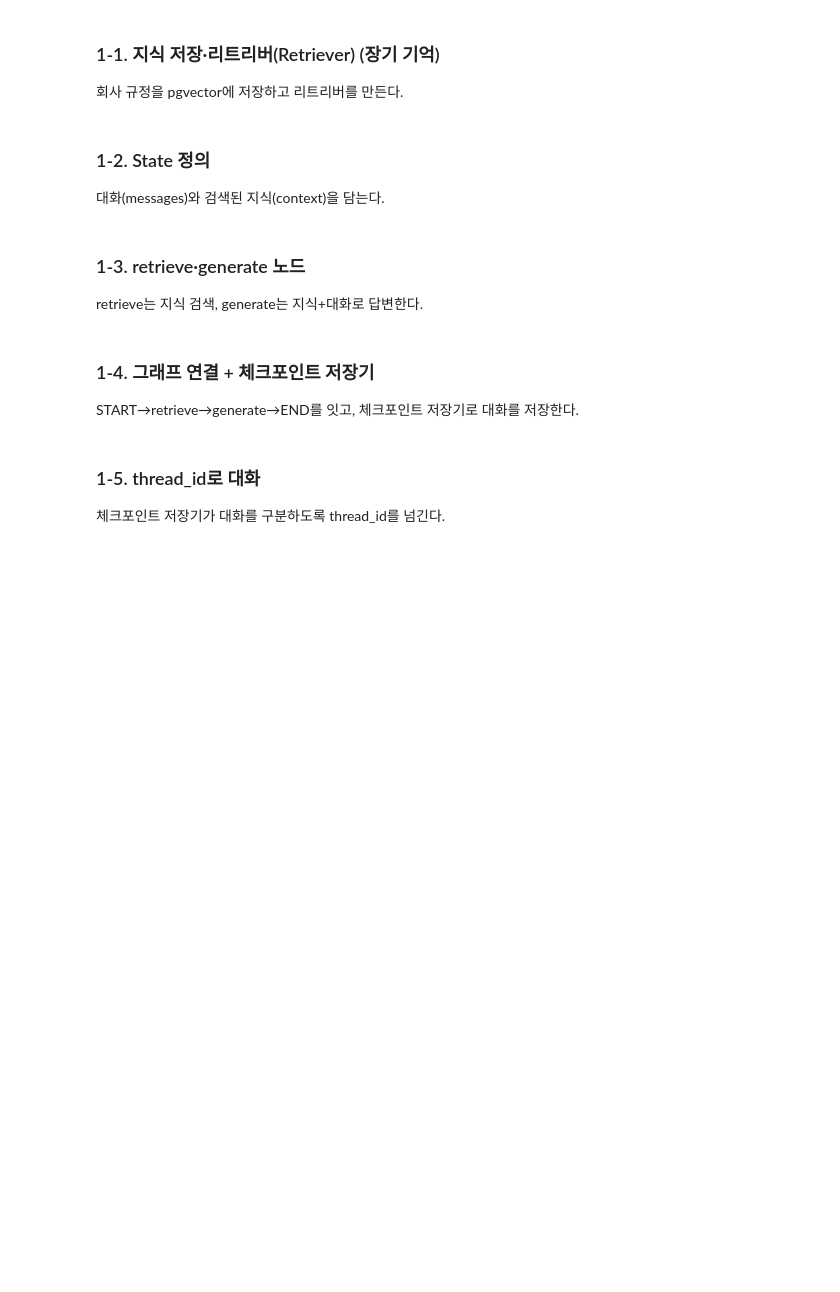
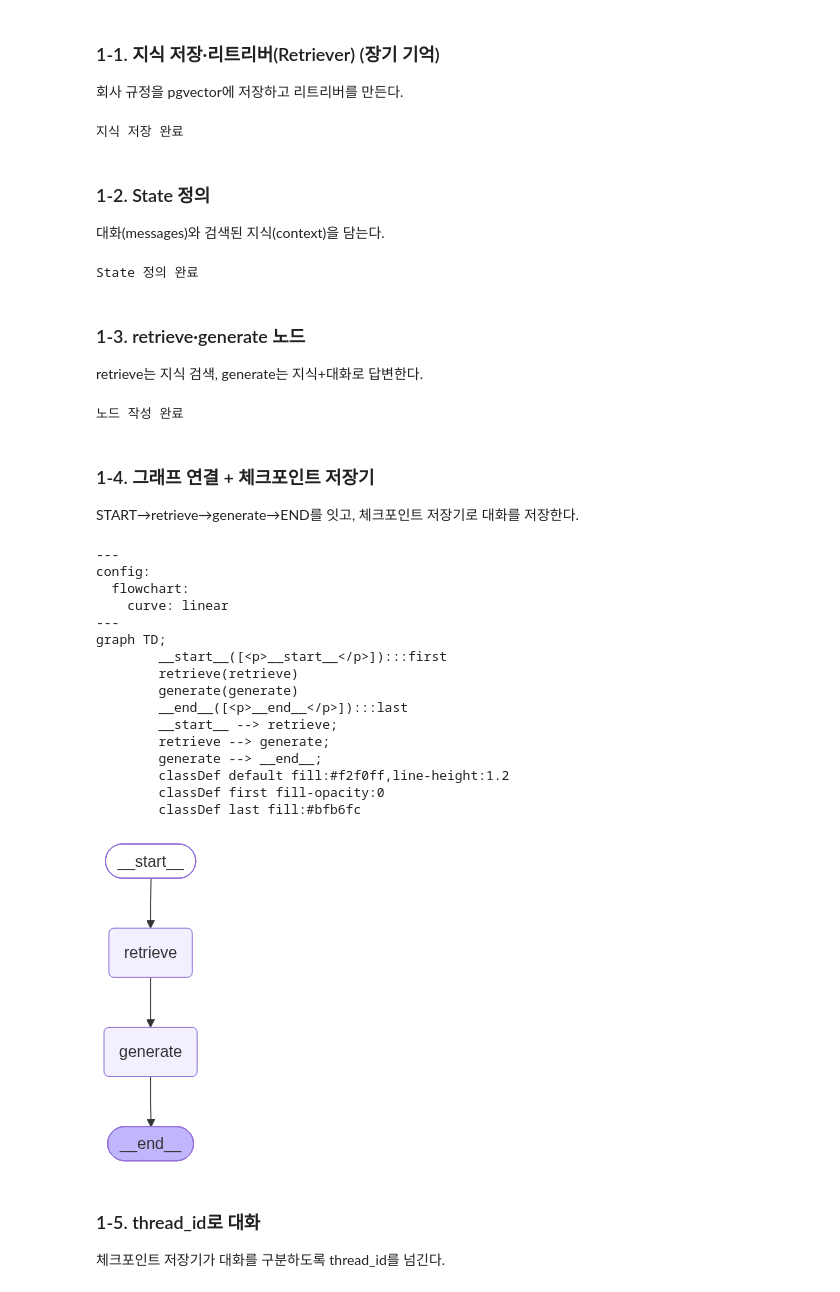
Before and after one commit to Kyeongrak-Choi/AI-Orchestration-Lab, a Jupyter notebook: 6_llm-app-dev/notebooks/Day15-HybridMemory와체크포인터-실습.ipynb, the cells around one changed output. Saved outputs shown, nothing was run; the diff lists cells and outputs as text; code cells hidden in the pictures; blank space fills up the shorter version.

```diff
--- a/6_llm-app-dev/notebooks/Day15-HybridMemory와체크포인터-실습.ipynb
+++ b/6_llm-app-dev/notebooks/Day15-HybridMemory와체크포인터-실습.ipynb
@@ -52,10 +54,17 @@ KNOW = [
 ]
 # TODO: KNOW를 collection_name="company_know"인 PGVector store에 저장하고
 #       search_kwargs={"k": 1}인 retriever로 변환하세요
-
-
+store = PGVector(embeddings=embeddings,
+                 collection_name="company_know",
+                 connection=engine,
+                 use_jsonb=True,
+                 pre_delete_collection=True)
+store.add_texts(KNOW)
+retriever = store.as_retriever(search_kwargs={"k":1}) # 회사지식저장소
 
 print("지식 저장 완료")
+# %% [output]
+지식 저장 완료
 # %% [markdown]
 ### 1-2. State 정의
 
@@ -63,23 +72,50 @@ print("지식 저장 완료")
 # %%
 # TODO: messages(list, add_messages로 누적)와 context(str)를 담는 State(TypedDict)를 정의하세요
 
+class State(TypedDict):
+    messages: Annotated[list, add_messages]
+    context: str
 
 print("State 정의 완료")
+# %% [output]
+State 정의 완료
 # %% [markdown]
 ### 1-3. retrieve·generate 노드
 
 retrieve는 지식 검색, generate는 지식+대화로 답변한다.
 # %%
 # TODO: 마지막 메시지로 지식을 검색해 context를 돌려주는 retrieve 함수를 만드세요
+# def retrieve(s) -> str:
+#     # 지식 검색
+#     docs = retriever.invoke(s["messages"][-1].content) # 지식 검색 결과
+#     return {"context" : "\n".join([doc.page_content for doc in docs])} # 지식검색 결과 반환
 
+def retrieve(s) -> str:
+    # 지식 검색
+    if not s["messages"]:
+        return {"context" :""}
+
+    docs = retriever.invoke(s["messages"][-1].content) # 지식 검색 결과
+    return {"context" : "\n".join([doc.page_content for doc in docs])} # 지식검색 결과 반환
 
 
 # TODO: context를 담은 SystemMessage와 대화 기록(messages)으로 llm을 호출해 답을 돌려주는
 #       generate 함수를 만드세요
 
+def generate(s) -> str:
+    # llm 호출 > 응답 생성
+    system_prompt = SystemMessage(
+        f"""
+        너는 회사 안내 챗봇이다. 아래 지식을 참고해서 친근히 답하라
+        지식 : \n{s['context']}
+        """
+    )
+    return {"messages": [llm.invoke([system_prompt] + s["messages"])]} # llm 호출 > 응답 생성
 
 
 print("노드 작성 완료")
+# %% [output]
+노드 작성 완료
 # %% [markdown]
 ### 1-4. 그래프 연결 + 체크포인트 저장기
 
@@ -87,12 +123,38 @@ START→retrieve→generate→END를 잇고, 체크포인트 저장기로 대화
 # %%
 # TODO: retrieve·generate 노드를 add_node로 추가하고, START->retrieve->generate->END로 잇고
 #       checkpointer=MemorySaver()로 app을 compile하세요
 
+g = StateGraph(State) # State 딕셔너리를 들고 다니는 그래프 g 생성
+g.add_node("retrieve", retrieve)
+g.add_node("generate", generate)
 
+g.add_edge(START, "retrieve")
+g.add_edge("retrieve", "generate")
+g.add_edge("generate",END)
 
-
+app = g.compile(checkpointer=MemorySaver())
 
 print(app.get_graph().draw_mermaid())
+
+app
+# %% [output]
+---
+config:
+  flowchart:
+    curve: linear
+---
+graph TD;
+        __start__([<p>__start__</p>]):::first
+        retrieve(retrieve)
+        generate(generate)
+        __end__([<p>__end__</p>]):::last
+        __start__ --> retrieve;
+        retrieve --> generate;
+        generate --> __end__;
+        classDef default fill:#f2f0ff,line-height:1.2
+        classDef first fill-opacity:0
+        classDef last fill:#bfb6fc
+[figure, added]
 # %% [markdown]
 ### 1-5. thread_id로 대화
 
```
Also changed, not shown: parts of 27 cells of this notebook, 2 other files.
